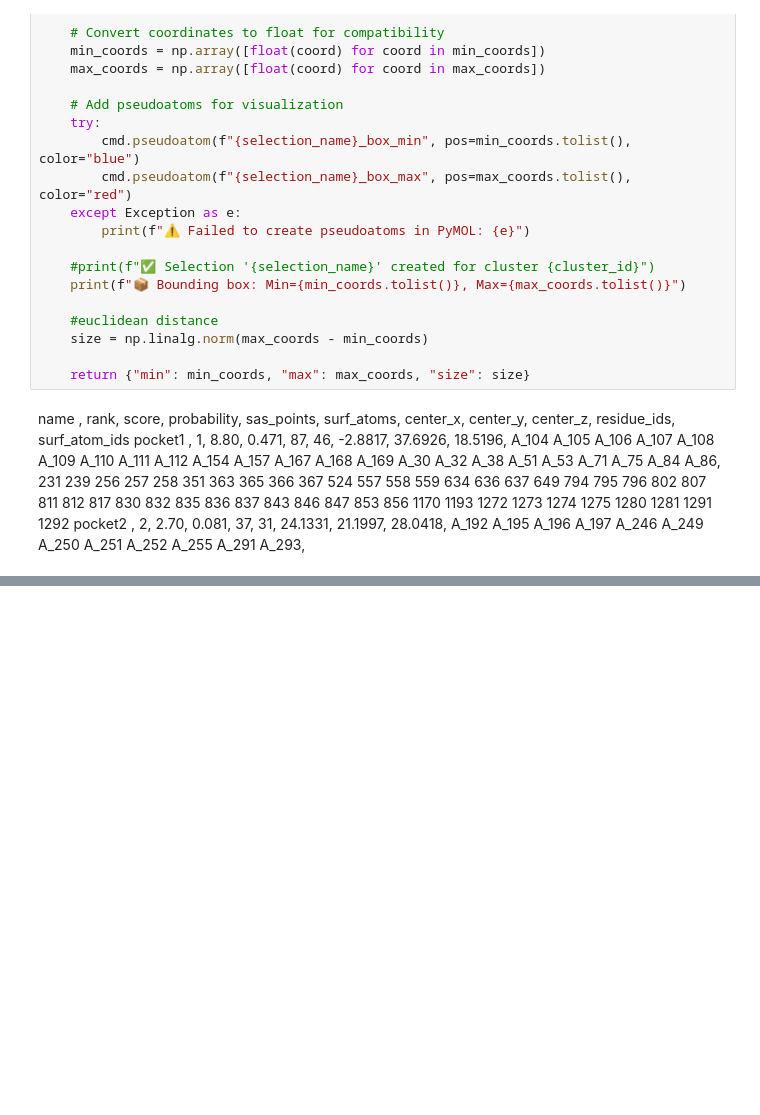
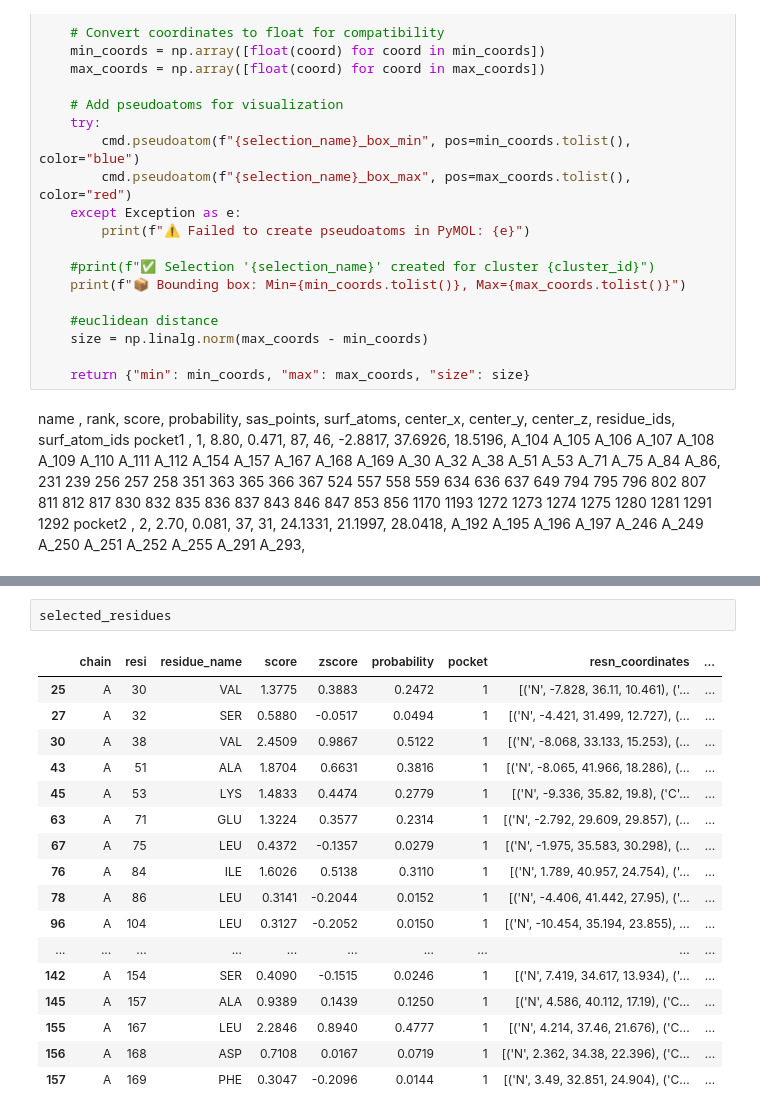
Before and after one commit to NichaNichanok/protein_pipeline, a Jupyter notebook: notebooks/calculate_final_grid_box.ipynb, the cells around one changed output, grey strips where cells are left out. Cells and saved outputs as stored; diff of their text form; blank space fills up the shorter version.

```diff
--- a/notebooks/calculate_final_grid_box.ipynb
+++ b/notebooks/calculate_final_grid_box.ipynb
@@ -1293,0 +1417,20 @@ pocket2  ,     2,    2.70,       0.081,         37,         31,    24.1331,    2
+# %%
+selected_residues
+# %% [output]
+|  | chain | resi | residue_name | score | zscore | probability | pocket | resn_coordinates | ... |
+| 25 | A | 30 | VAL | 1.3775 | 0.3883 | 0.2472 | 1 | [('N', -7.828, 36.11, 10.461), ('... | ... |
+| 27 | A | 32 | SER | 0.5880 | -0.0517 | 0.0494 | 1 | [('N', -4.421, 31.499, 12.727), (... | ... |
+| 30 | A | 38 | VAL | 2.4509 | 0.9867 | 0.5122 | 1 | [('N', -8.068, 33.133, 15.253), (... | ... |
+| 43 | A | 51 | ALA | 1.8704 | 0.6631 | 0.3816 | 1 | [('N', -8.065, 41.966, 18.286), (... | ... |
+| 45 | A | 53 | LYS | 1.4833 | 0.4474 | 0.2779 | 1 | [('N', -9.336, 35.82, 19.8), ('C'... | ... |
+| 63 | A | 71 | GLU | 1.3224 | 0.3577 | 0.2314 | 1 | [('N', -2.792, 29.609, 29.857), (... | ... |
+| 67 | A | 75 | LEU | 0.4372 | -0.1357 | 0.0279 | 1 | [('N', -1.975, 35.583, 30.298), (... | ... |
+| 76 | A | 84 | ILE | 1.6026 | 0.5138 | 0.3110 | 1 | [('N', 1.789, 40.957, 24.754), ('... | ... |
+| 78 | A | 86 | LEU | 0.3141 | -0.2044 | 0.0152 | 1 | [('N', -4.406, 41.442, 27.95), ('... | ... |
+| 96 | A | 104 | LEU | 0.3127 | -0.2052 | 0.0150 | 1 | [('N', -10.454, 35.194, 23.855), ... | ... |
+| ... | ... | ... | ... | ... | ... | ... | ... | ... | ... |
+| 142 | A | 154 | SER | 0.4090 | -0.1515 | 0.0246 | 1 | [('N', 7.419, 34.617, 13.934), ('... | ... |
+| 145 | A | 157 | ALA | 0.9389 | 0.1439 | 0.1250 | 1 | [('N', 4.586, 40.112, 17.19), ('C... | ... |
+| 155 | A | 167 | LEU | 2.2846 | 0.8940 | 0.4777 | 1 | [('N', 4.214, 37.46, 21.676), ('C... | ... |
+| 156 | A | 168 | ASP | 0.7108 | 0.0167 | 0.0719 | 1 | [('N', 2.362, 34.38, 22.396), ('C... | ... |
+| 157 | A | 169 | PHE | 0.3047 | -0.2096 | 0.0144 | 1 | [('N', 3.49, 32.851, 24.904), ('C... | ... |
```
Also changed, not shown: parts of 11 cells of this notebook.
